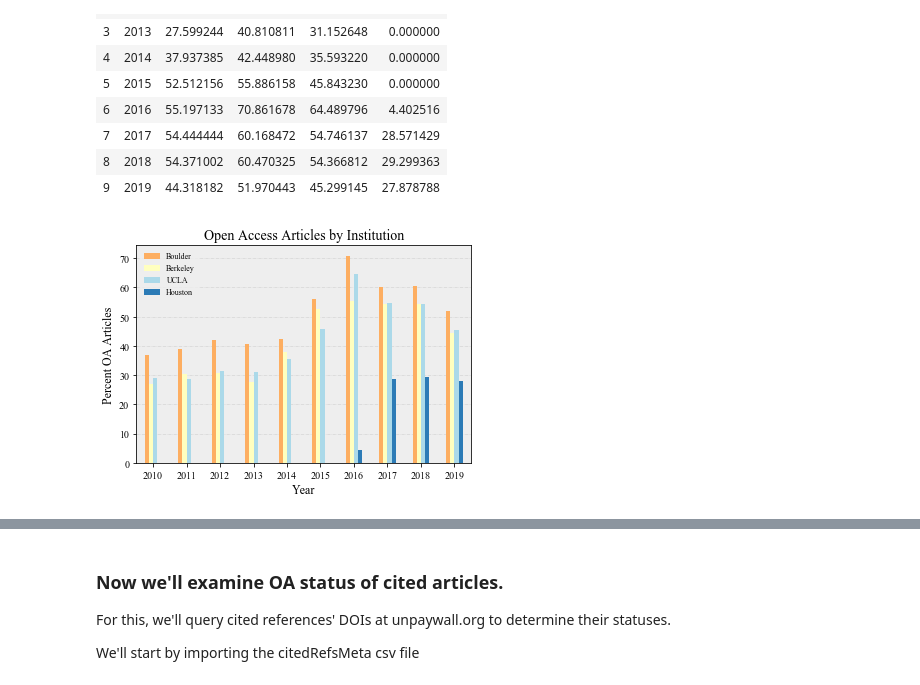
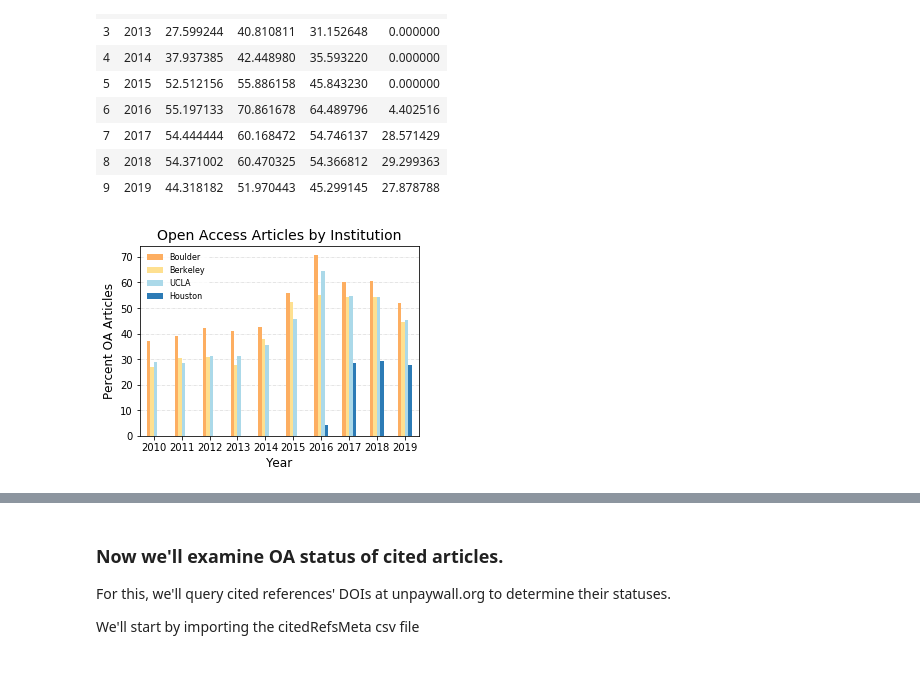
Before and after one commit to samteplitzky/Earth-Science-Citation-Replication-Project, a Jupyter notebook: open_access_analysis.ipynb, the cells around one changed output, grey strips where cells are left out. Saved outputs shown, nothing was run; the diff lists cells and outputs as text; code cells hidden in the pictures.

```diff
--- a/open_access_analysis.ipynb
+++ b/open_access_analysis.ipynb
@@ -377,20 +377,20 @@ all_oa
 # %%
 #How has that changed over the past 10 years?
 
-plt.rcParams["font.family"] = "Times New Roman"
+plt.rcParams["font.family"] = "Helvetica"
 
-my_colors = '#fdae61','#ffffbf', '#abd9e9', '#2c7bb6'
+my_colors = '#fdae61','#fee090', '#abd9e9', '#2c7bb6'
 oaplot = all_oa.plot.bar(x='date',
                           y=['cub counts', 'ucb counts', 'ucla counts', 'uh counts'],
-                          color=my_colors, zorder=10, rot=0)
+                          color=my_colors, zorder=10, rot=0, figsize=(5,3.5))
 
 # formatting
-oaplot.set_facecolor('#eeeeee')
+oaplot.set_facecolor('#ffffff')
 oaplot.set_ylabel('Number of OA Articles', fontsize=12)
 oaplot.set_xlabel('Year', fontsize=12)
 oaplot.set_title('Open Access Articles by Institution', fontsize=14)
 oaplot.grid(color='#CCCCCC', linestyle='-.', linewidth=.5, axis='y', zorder=0)
-oaplot.legend(["Boulder", "Berkeley", "UCLA", "Houston"], facecolor='#eeeeee', edgecolor='#eeeeee', fontsize=8)
+oaplot.legend(["Boulder", "Berkeley", "UCLA", "Houston"], facecolor='#ffffff', edgecolor='#ffffff', fontsize=8)
 
-fig = oaplot.get_figure()
+fig1 = oaplot.get_figure()
 # %% [output]
@@ -399,0 +402,17 @@ fig.savefig('OAinst.png', dpi=300)
+# %%
+plt.rcParams["font.family"] = "Helvetica"
+
+my_colors = '#fdae61','#fee090', '#abd9e9', '#2c7bb6'
+oaplot = all_oa.plot.bar(x='date',
+                          y=['cub counts', 'ucb counts', 'ucla counts', 'uh counts'],
+                          color=my_colors, zorder=10, rot=0, figsize=(5,3.5))
+
+# formatting
+oaplot.set_facecolor('#ffffff')
+oaplot.set_ylabel('Number of OA Articles', fontsize=12)
+oaplot.set_xlabel('Year', fontsize=12)
+oaplot.set_title('Open Access Articles by Institution', fontsize=14)
+oaplot.grid(color='#CCCCCC', linestyle='-.', linewidth=.5, axis='y', zorder=0)
+oaplot.legend(["Inst1", "Inst2", "Inst3", "Inst4"], facecolor='#ffffff', edgecolor='#ffffff', fontsize=8)
+
+fig1A = oaplot.get_figure()
@@ -423,20 +446,20 @@ percent_oa
 # %%
 #How has the percentage of Open Access articles in the Earth Sciences
 #changed over the past 10 years for each institution?
 
 oaplot = percent_oa.plot.bar(x='Year',
                           y=['Boulder', 'Berkeley', 'UCLA', 'Houston'],
-                          color=my_colors, zorder=10, rot=0)
+                          color=my_colors, zorder=10, rot=0, figsize=(5,3.5))
 
 # formatting
-oaplot.set_facecolor('#eeeeee')
+oaplot.set_facecolor('#ffffff')
 oaplot.set_ylabel('Percent OA Articles', fontsize=12)
 oaplot.set_xlabel('Year', fontsize=12)
 oaplot.set_title('Open Access Articles by Institution', fontsize=14)
 oaplot.grid(color='#CCCCCC', linestyle='-.', linewidth=.5, axis='y', zorder=0)
-oaplot.legend(["Boulder", "Berkeley", "UCLA", "Houston"], facecolor='#eeeeee', edgecolor='#eeeeee', fontsize=8)
+oaplot.legend(["Boulder", "Berkeley", "UCLA", "Houston"], facecolor='#ffffff', edgecolor='#ffffff', fontsize=8)
 
 fig = oaplot.get_figure()
 fig.savefig('OAinst%.png', dpi=300)
 # %% [output]
-[figure, old version]
+[figure, new version]
```
Also changed, not shown: parts of 20 cells of this notebook.
